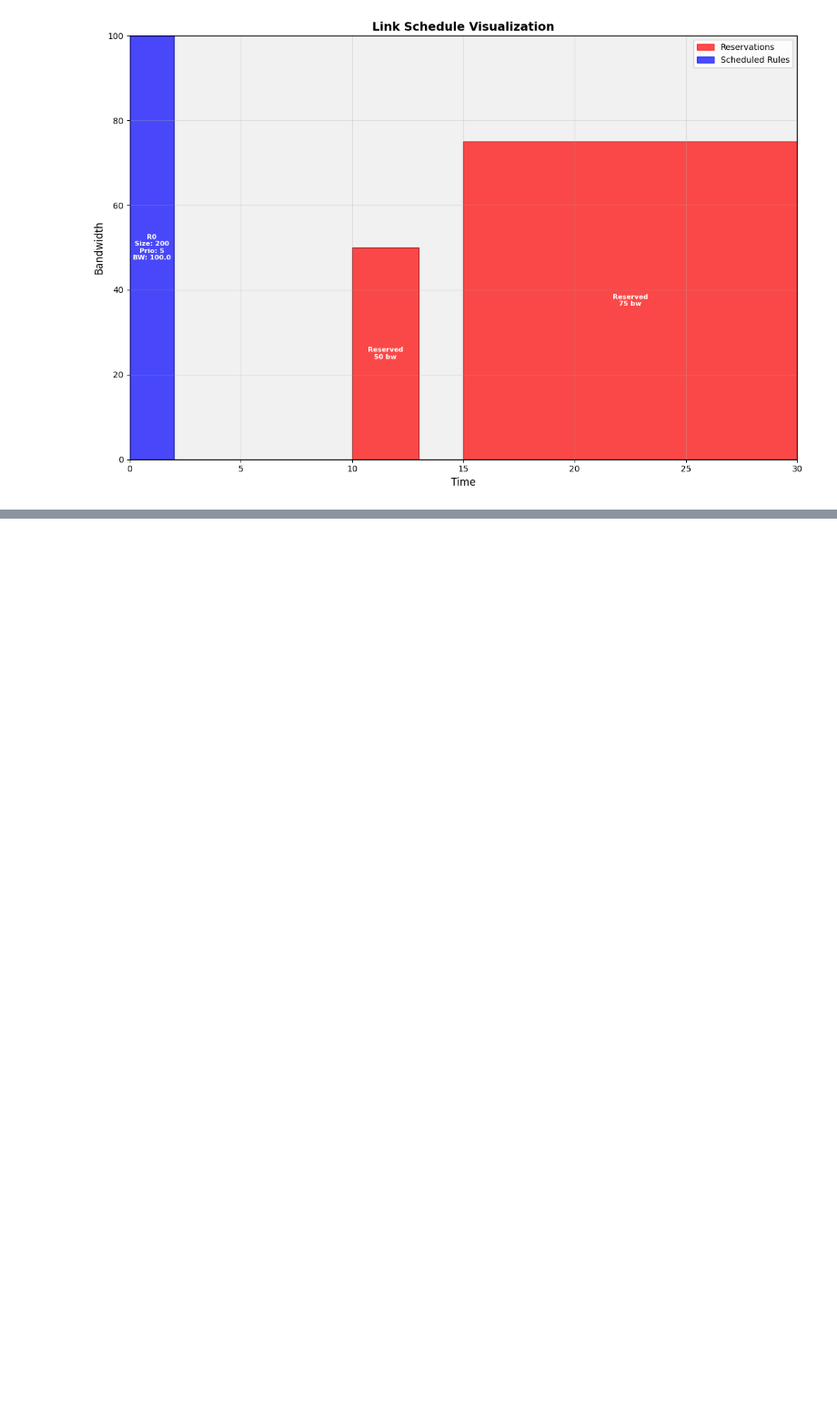
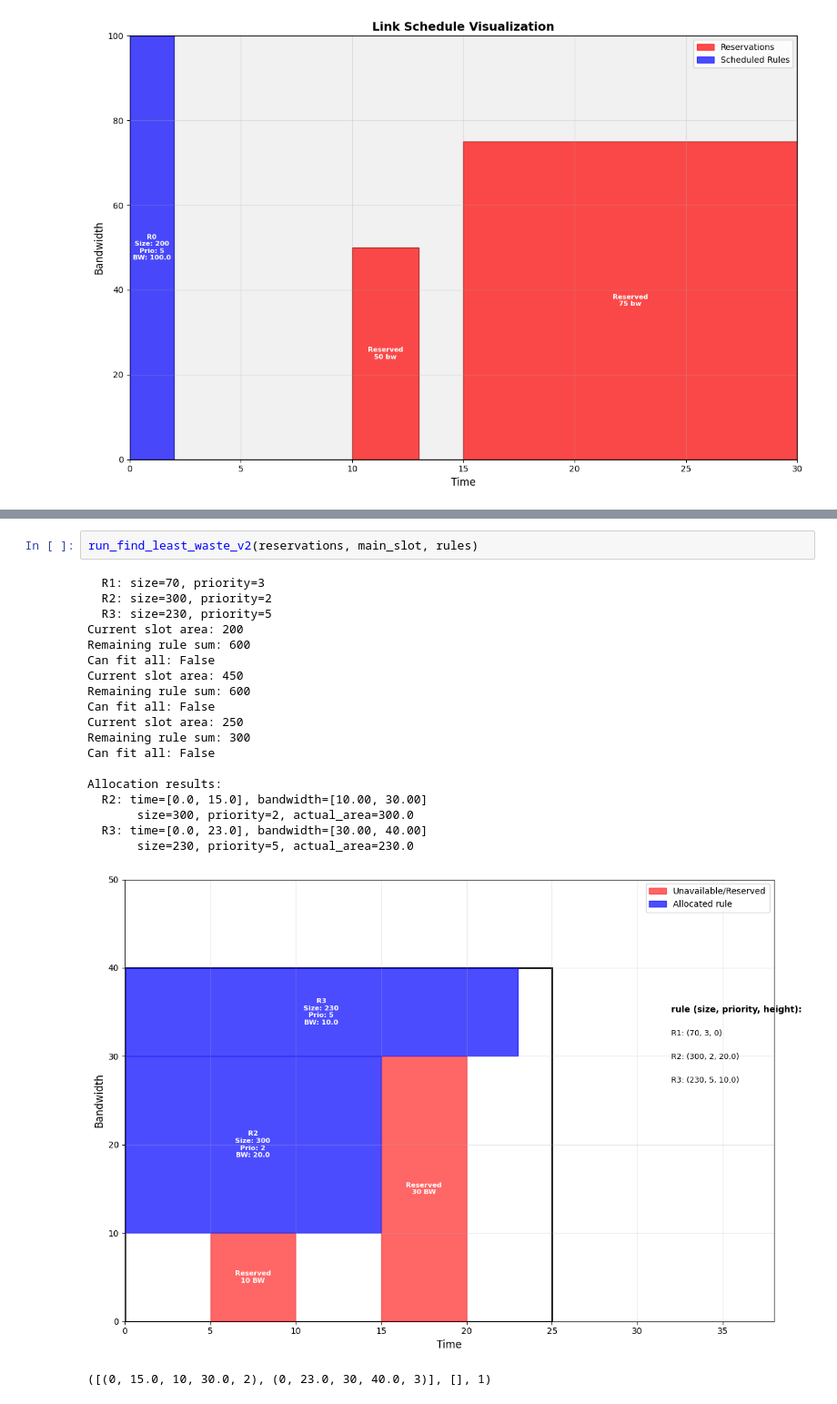
Before and after one commit to Grrivs3305/DMM_Updates, a Jupyter notebook: warehouse.ipynb, the cells around one changed output, grey strips where cells are left out. Shown at 91% size. Saved outputs shown, nothing was run; the diff lists cells and outputs as text; blank space fills up the shorter version.

```diff
--- a/warehouse.ipynb
+++ b/warehouse.ipynb
@@ -126,0 +141,23 @@ All requests can be accommodated
+# %%
+run_find_least_waste_v2(reservations, main_slot, rules)
+# %% [output]
+  R1: size=70, priority=3
+  R2: size=300, priority=2
+  R3: size=230, priority=5
+Current slot area: 200
+Remaining rule sum: 600
+Can fit all: False
+Current slot area: 450
+Remaining rule sum: 600
+Can fit all: False
+Current slot area: 250
+Remaining rule sum: 300
+Can fit all: False
+
+Allocation results:
+  R2: time=[0.0, 15.0], bandwidth=[10.00, 30.00]
+       size=300, priority=2, actual_area=300.0
+  R3: time=[0.0, 23.0], bandwidth=[30.00, 40.00]
+       size=230, priority=5, actual_area=230.0
+[figure, added]
+([(0, 15.0, 10, 30.0, 2), (0, 23.0, 30, 40.0, 3)], [], 1)
```
Also changed, not shown: parts of 5 cells of this notebook, 1 other file.
